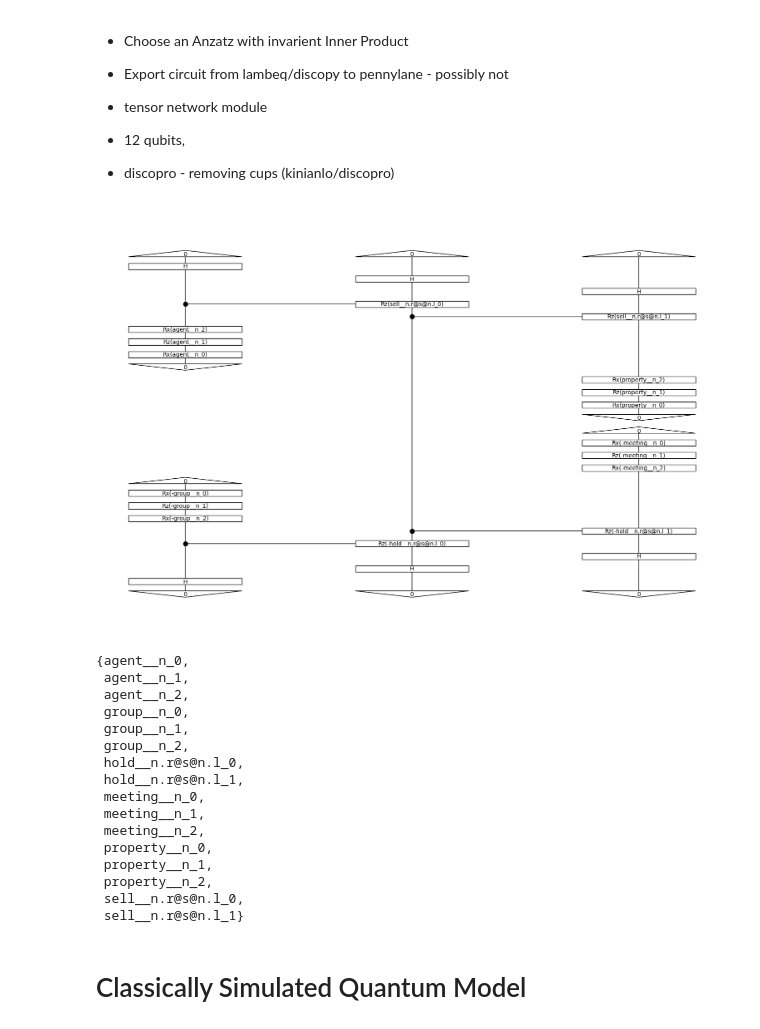
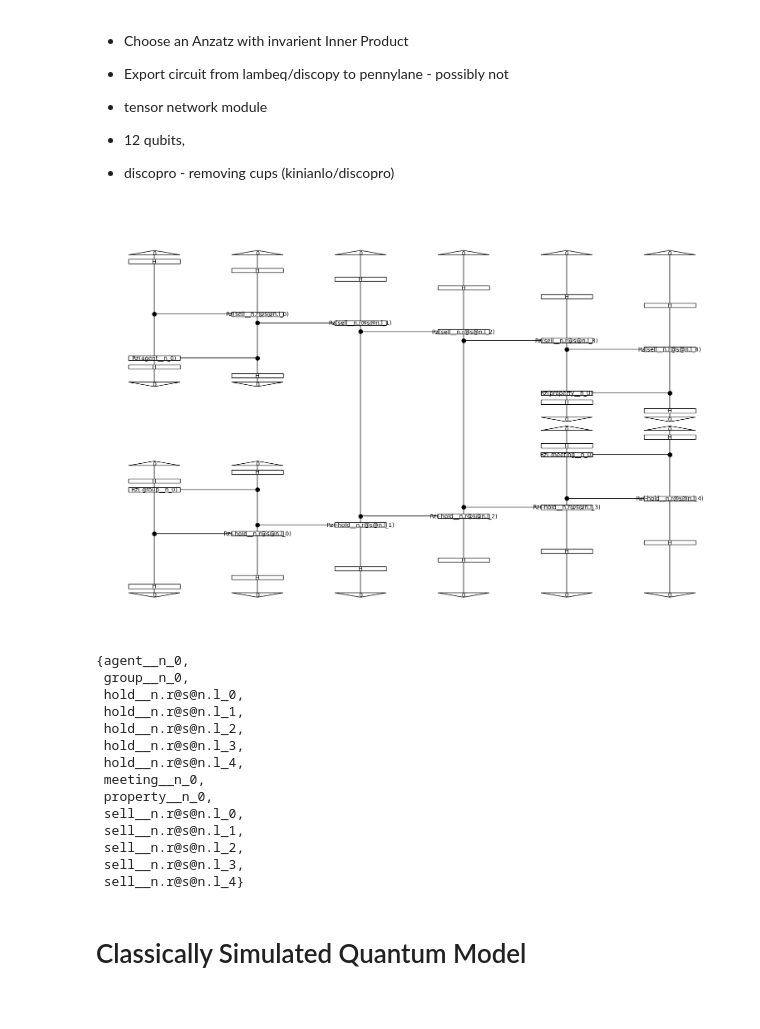
Before and after one commit to henry-dev-atkins/QNLP_MasterWork, a Jupyter notebook: IanMeeting.ipynb, the cells around one changed output. Saved outputs shown, nothing was run; the diff lists cells and outputs as text; code cells hidden in the pictures.

```diff
--- a/IanMeeting.ipynb
+++ b/IanMeeting.ipynb
@@ -324,61 +351,58 @@ def make_diagrams(data,row1, row2=None, drawing=False):
         diagram1.draw(figsize=(14,3), fontsize=12)
     return diagram1, diagram2
 
-def make_circuit_from_diagrams(diagram1, diagram2, vector, drawing=False, qubits_noun=1, qubits_subject=1, upload_count=1):
+def make_circuit_from_diagrams(diagram1, diagram2, drawing=False, qubits_noun=2, qubits_subject=2, upload_count=1):
     N = AtomicType.NOUN
     S = AtomicType.SENTENCE
 
     # Convert string diagram to quantum circuit
     ansatz = IQPAnsatz({N: qubits_noun, S: qubits_subject}, n_layers=upload_count)
 
     discopy_circuit1 = ansatz(diagram1)
     discopy_circuit2 = ansatz(diagram2)
     discopy_circuit2 = discopy_circuit2.dagger()
 
     discopy_circuit = discopy_circuit1 >> discopy_circuit2
 
     #Remove if neccessary...Encode vector into rotation gates
     #num_params = len(vector)
     #for i in range(num_params):
     #    qml.CNOT(wires=[i, i+1])
     #    qml.RX(vector[i][0], wires=i)
 
     if drawing:
         discopy_circuit.draw(figsize=(15, 10))
 
     pennylane_circuit = discopy_circuit.to_pennylane()
 
     return pennylane_circuit, discopy_circuit
 
-def make_circuit_from_data(data, row_number):
+def make_circuit_from_data(data, row_number, NOUN_QUBIT_COUNT, VERB_QUBIT_COUNT):
     diagram1, diagram2 = make_diagrams(data, row_number)
-    vector = [(0.1, 0.2, 0.3), (0.4, 0.5, 0.6), (0.7, 0.8, 0.9), (1.0, 1.1, 1.2)]  # Example vector
-    qml_circuit, discopy_circuit = make_circuit_from_diagrams(diagram1, diagram2, vector, False)
+    qml_circuit, discopy_circuit = make_circuit_from_diagrams(diagram1, diagram2, False, NOUN_QUBIT_COUNT, VERB_QUBIT_COUNT)
     return qml_circuit, discopy_circuit
 
 
-make_circuit_from_data(grouped_data, 1)[1].draw(figsize=(15, 10))
+make_circuit_from_data(grouped_data, 1, 2, 2)[1].draw(figsize=(15, 10))
 # %% [output]
-[figure, old version]
+[figure, new version]
 # %%
-make_circuit_from_data(grouped_data, 1)[1].free_symbols
+make_circuit_from_data(grouped_data, 1, 2,2)[1].free_symbols
 # %% [output]
 {agent__n_0,
- agent__n_1,
- agent__n_2,
  group__n_0,
- group__n_1,
- group__n_2,
  hold__n.r@s@n.l_0,
  hold__n.r@s@n.l_1,
+ hold__n.r@s@n.l_2,
+ hold__n.r@s@n.l_3,
+ hold__n.r@s@n.l_4,
  meeting__n_0,
- meeting__n_1,
- meeting__n_2,
  property__n_0,
- property__n_1,
- property__n_2,
  sell__n.r@s@n.l_0,
- sell__n.r@s@n.l_1}
+ sell__n.r@s@n.l_1,
+ sell__n.r@s@n.l_2,
+ sell__n.r@s@n.l_3,
+ sell__n.r@s@n.l_4}
 # %% [markdown]
 # Classically Simulated Quantum Model
 # %% [markdown]
```
Also changed, not shown: parts of 35 cells of this notebook, 30 other files.
